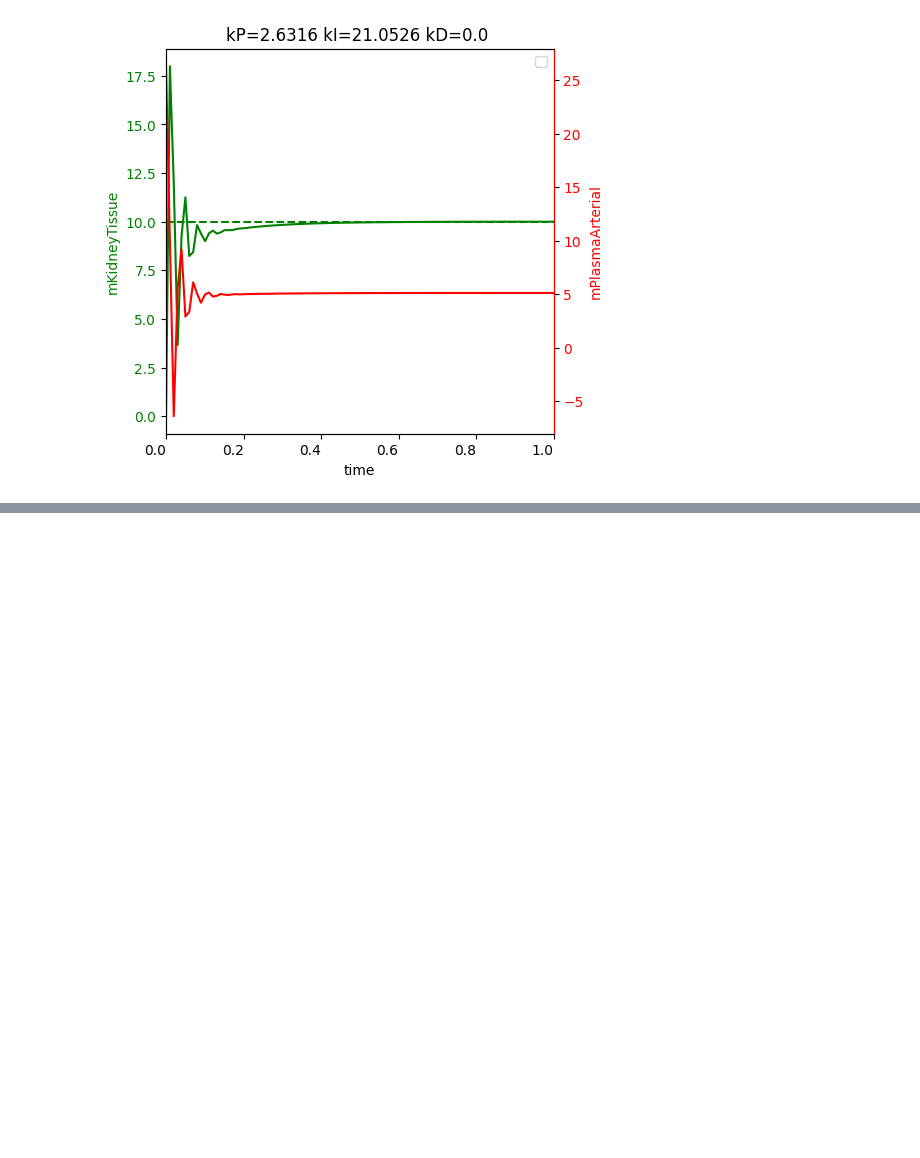
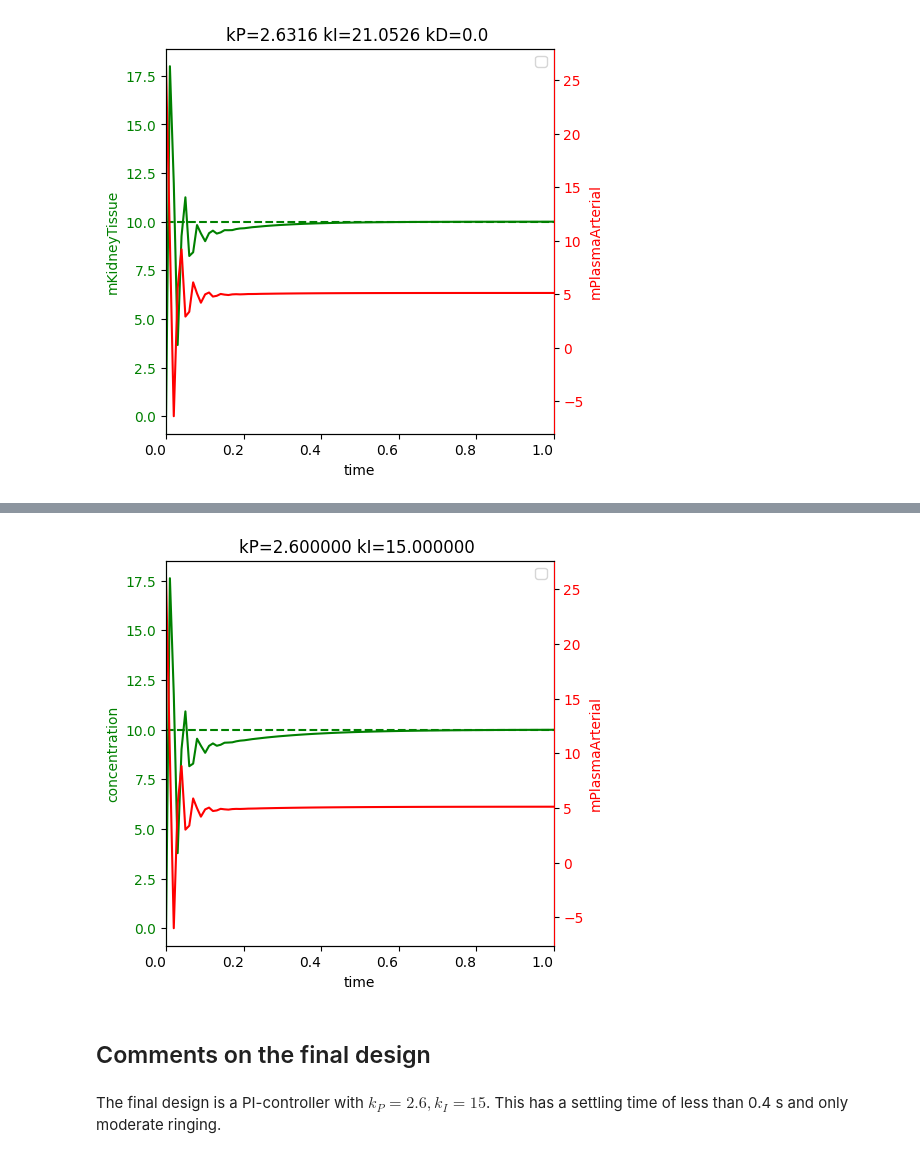
Before and after one commit to joseph-hellerstein/advanced-controls-lectures, a Jupyter notebook: assignments/control_metformin.ipynb, the cells around one changed output, grey strips where cells are left out. Drawn from its saved outputs; the diff is of its cells as text; code cells hidden in the pictures; blank space fills up the shorter version.

```diff
--- a/assignments/control_metformin.ipynb
+++ b/assignments/control_metformin.ipynb
@@ -408,0 +429,3 @@ CVODE Error: CV_CONV_FAILURE: Convergence test failures occurred too many times
+# %%
+fit_result = CTLSB.plotDesign(kP_spec=2.6, kI_spec=15, setpoint=10, times=np.linspace(0, 1, 100))
+# %% [output]
@@ -408,0 +433,6 @@ CVODE Error: CV_CONV_FAILURE: Convergence test failures occurred too many times
+[figure, added]
+# %% [markdown]
+## Comments on the final design
+# %% [markdown]
+The final design is a PI-controller with $k_P =2.6, k_I=15$.
+This has a settling time of less than 0.4 s and only moderate ringing.
```
Also changed, not shown: parts of 6 cells of this notebook, 3 other files.
